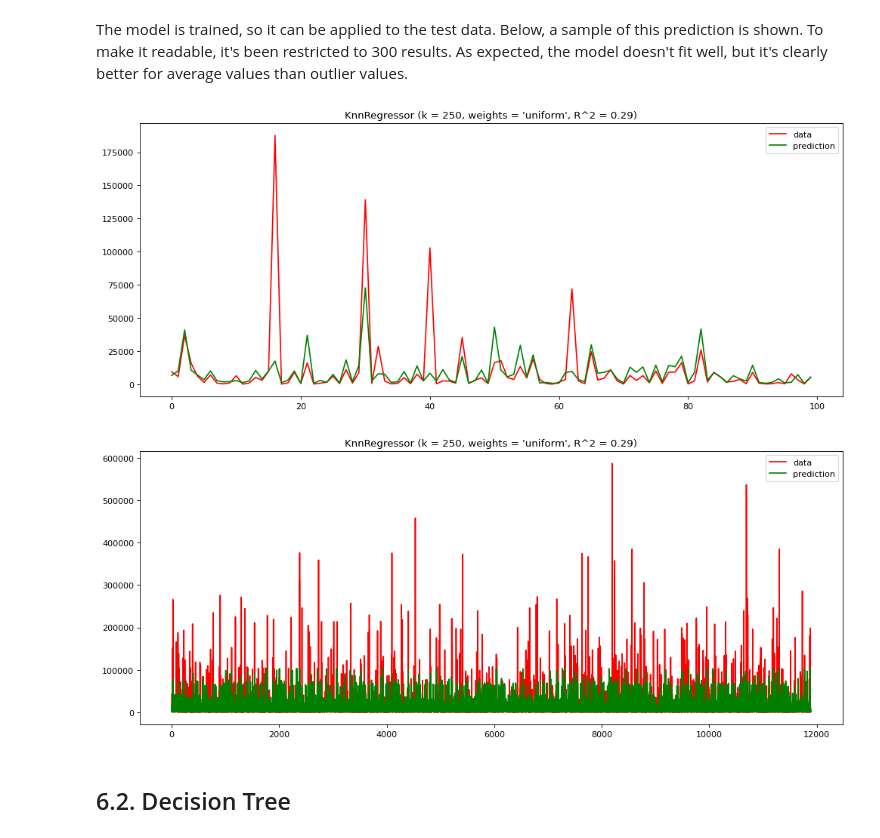
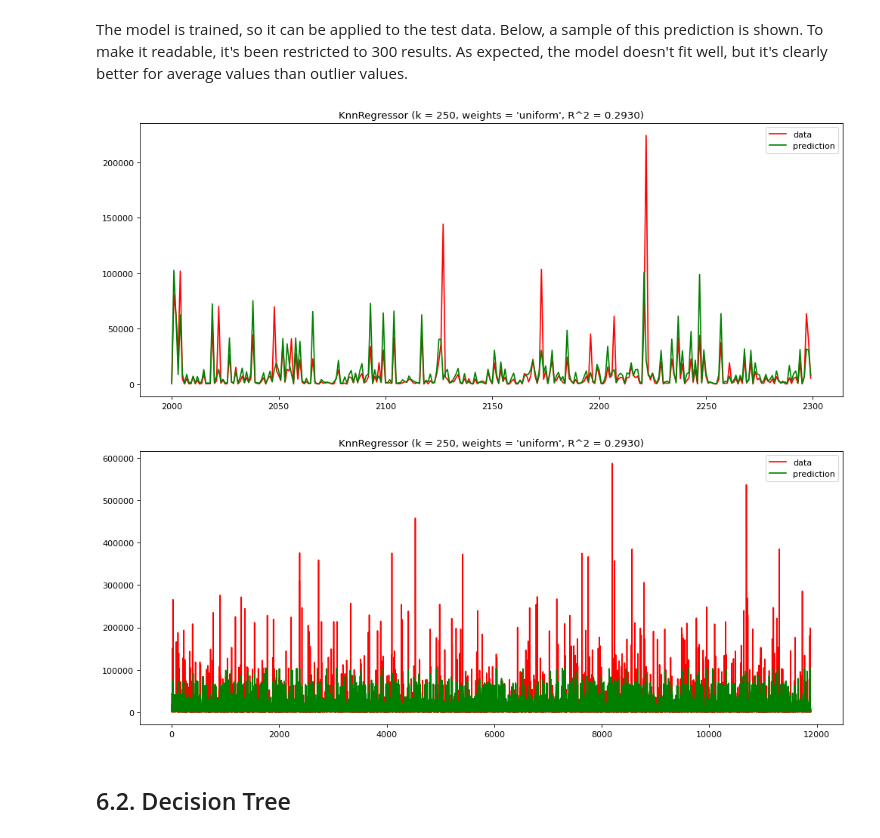
Before and after one commit to IagoGarciaSuarez/MachineLearningTechniques, a Jupyter notebook: ML_Task_3_KNN_DT_RF.ipynb, the cells around one changed output. Drawn from its saved outputs; the diff is of its cells as text; code cells hidden in the pictures.

```diff
--- a/ML_Task_3_KNN_DT_RF.ipynb
+++ b/ML_Task_3_KNN_DT_RF.ipynb
@@ -476,29 +476,29 @@ The model is trained, so it can be applied to the test data. Below, a sample of
 # %%
 figure(figsize=(15, 6), dpi=80)
 
-xx = np.stack(i for i in range(2000:2300))
+xx = np.stack(i for i in range(2000,2300))
 y_test_plot = y_test[2000:2300]
 plt.plot(xx, y_test_plot, c='r', label='data')
-plt.plot(xx, y_pred[200:2300], c='g', label='prediction')
+plt.plot(xx, y_pred[2000:2300], c='g', label='prediction')
 plt.axis('tight')
 plt.legend()
 plt.title("KnnRegressor (k = %i, weights = '%s', R^2 = %1.4f)" % (n_neighbors,weights, r2))
 
 plt.show()
 
 figure(figsize=(15, 6), dpi=80)
 
 xx = np.stack(i for i in range(y_test.shape[0]))
 plt.plot(xx, y_test, c='r', label='data')
 plt.plot(xx, y_pred, c='g', label='prediction')
 plt.axis('tight')
 plt.legend()
 plt.title("KnnRegressor (k = %i, weights = '%s', R^2 = %1.4f)" % (n_neighbors,weights, r2))
 
 plt.show()
 # %% [output]
-[figure, old version]
+[figure, new version]
-[figure, old version]
+[figure, new version]
 # %% [markdown]
 ## 6.2. Decision Tree
 # %% [markdown]
```
Also changed, not shown: parts of 10 cells of this notebook.
